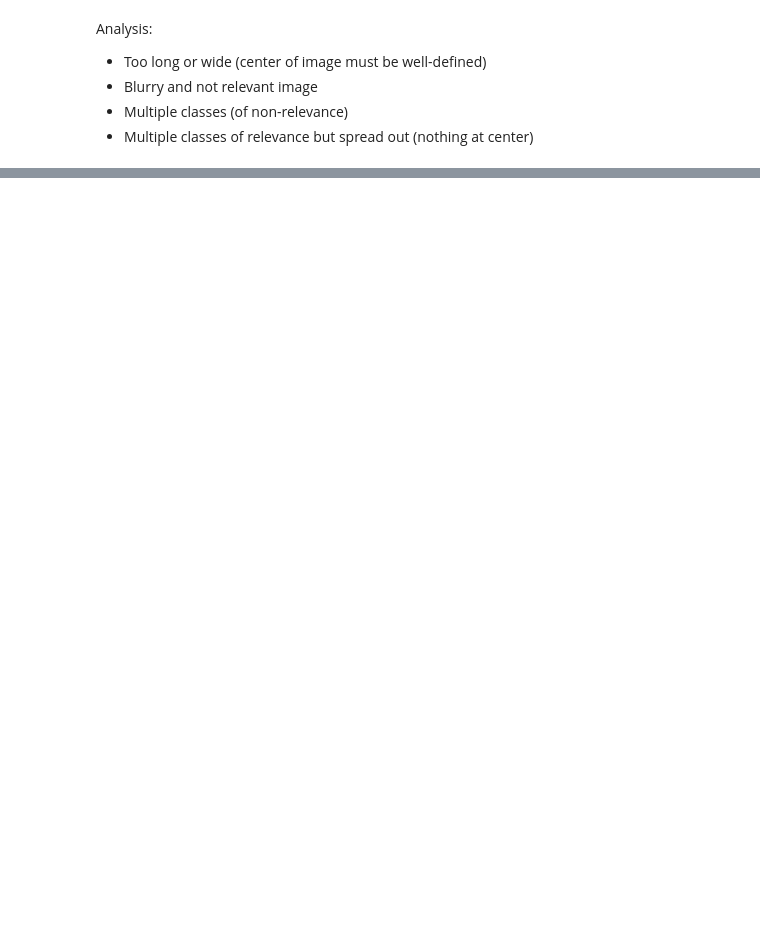
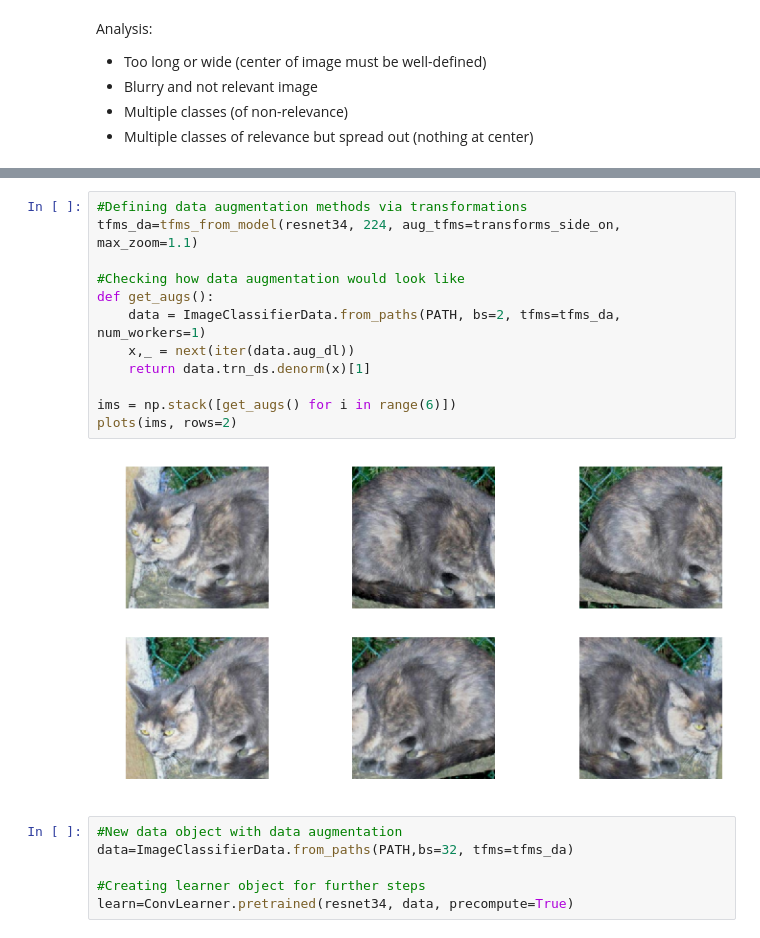
Before and after one commit to SwapnilSParkhe/FAST_AI, a Jupyter notebook: FASTAI_Lesson1.ipynb, the cells around one changed output, grey strips where cells are left out. Saved outputs shown, nothing was run; the diff lists cells and outputs as text; blank space fills up the shorter version.

```diff
--- a/FASTAI_Lesson1.ipynb
+++ b/FASTAI_Lesson1.ipynb
@@ -254,0 +293,20 @@ Analysis:
+# %%
+#Defining data augmentation methods via transformations
+tfms_da=tfms_from_model(resnet34, 224, aug_tfms=transforms_side_on, max_zoom=1.1)
+
+#Checking how data augmentation would look like
+def get_augs():
+    data = ImageClassifierData.from_paths(PATH, bs=2, tfms=tfms_da, num_workers=1)
+    x,_ = next(iter(data.aug_dl))
+    return data.trn_ds.denorm(x)[1]
+
+ims = np.stack([get_augs() for i in range(6)])
+plots(ims, rows=2)
+# %% [output]
+[figure, added]
+# %%
+#New data object with data augmentation
+data=ImageClassifierData.from_paths(PATH,bs=32, tfms=tfms_da)
+
+#Creating learner object for further steps
+learn=ConvLearner.pretrained(resnet34, data, precompute=True)
```
Also changed, not shown: parts of 22 cells of this notebook.
